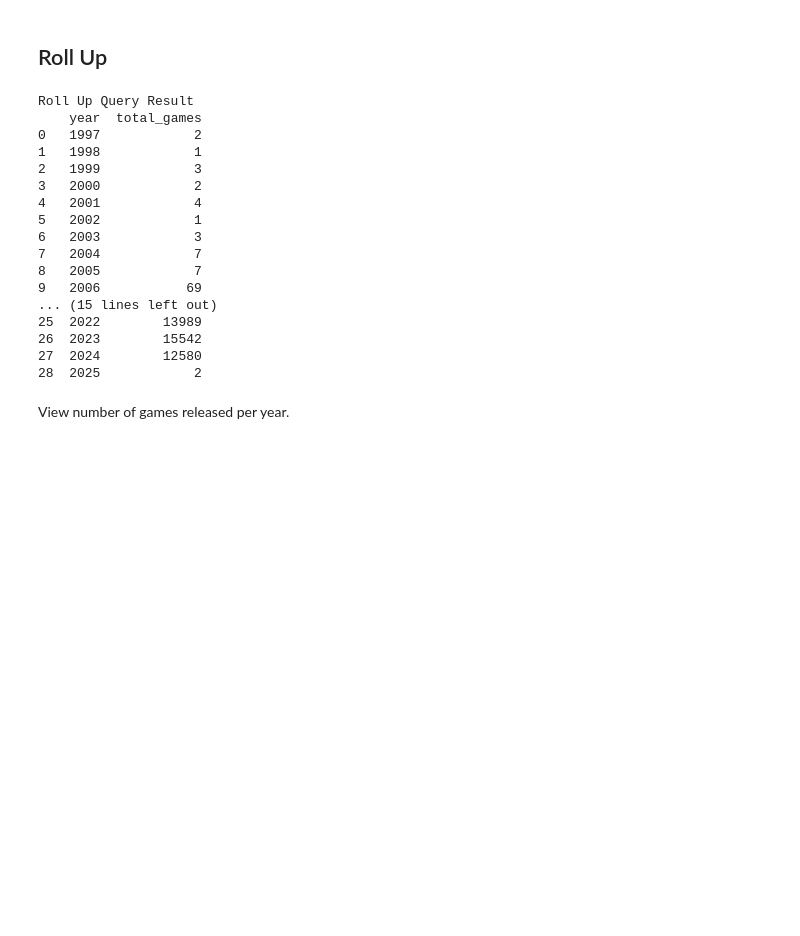
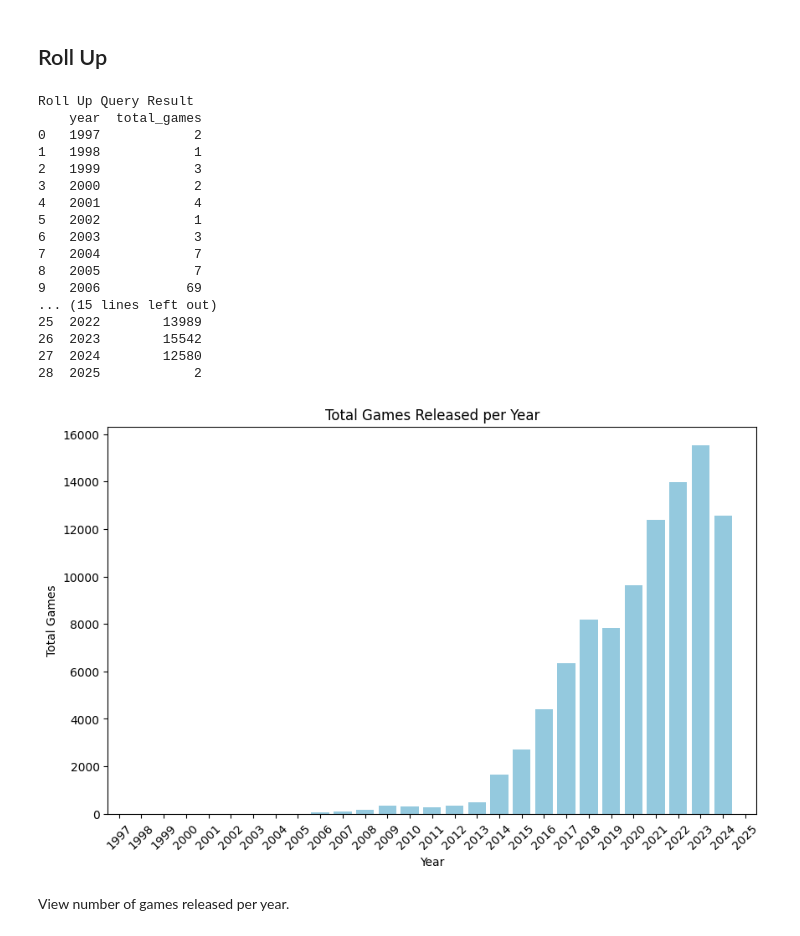
Before and after one commit to R1kkaa/mco1-rdbms, a Jupyter notebook: APP/olap.ipynb, the cells around one changed output. Cells and saved outputs as stored; diff of their text form; code cells hidden in the pictures; blank space fills up the shorter version.

Commit message:
added visualizations

```diff
--- a/APP/olap.ipynb
+++ b/APP/olap.ipynb
@@ -17,32 +21,41 @@ def run_query(query):
 # %%
 # Roll Up
 roll_up_query = """
 SELECT D.year, COUNT(G.id) AS total_games
 FROM game_fact_table AS G
 JOIN dimDate D ON G.releaseDate = D.date
 GROUP BY D.year;
 """
 roll_up_df = run_query(roll_up_query)
 print("Roll Up Query Result")
 print(roll_up_df)
+
+plt.figure(figsize=(10, 6))
+sns.barplot(data=roll_up_df, x='year', y='total_games', color='skyblue')
+plt.title("Total Games Released per Year")
+plt.xlabel("Year")
+plt.ylabel("Total Games")
+plt.xticks(rotation=45)
+plt.show()
 # %% [output]
 Roll Up Query Result
     year  total_games
 0   1997            2
 1   1998            1
 2   1999            3
 3   2000            2
 4   2001            4
 5   2002            1
 6   2003            3
 7   2004            7
 8   2005            7
 9   2006           69
 ... (15 lines left out)
 25  2022        13989
 26  2023        15542
 27  2024        12580
 28  2025            2
+[figure, added]
 # %% [markdown]
 View number of games released per year.
 # %% [markdown]
```
Also changed, not shown: parts of 4 cells of this notebook.
